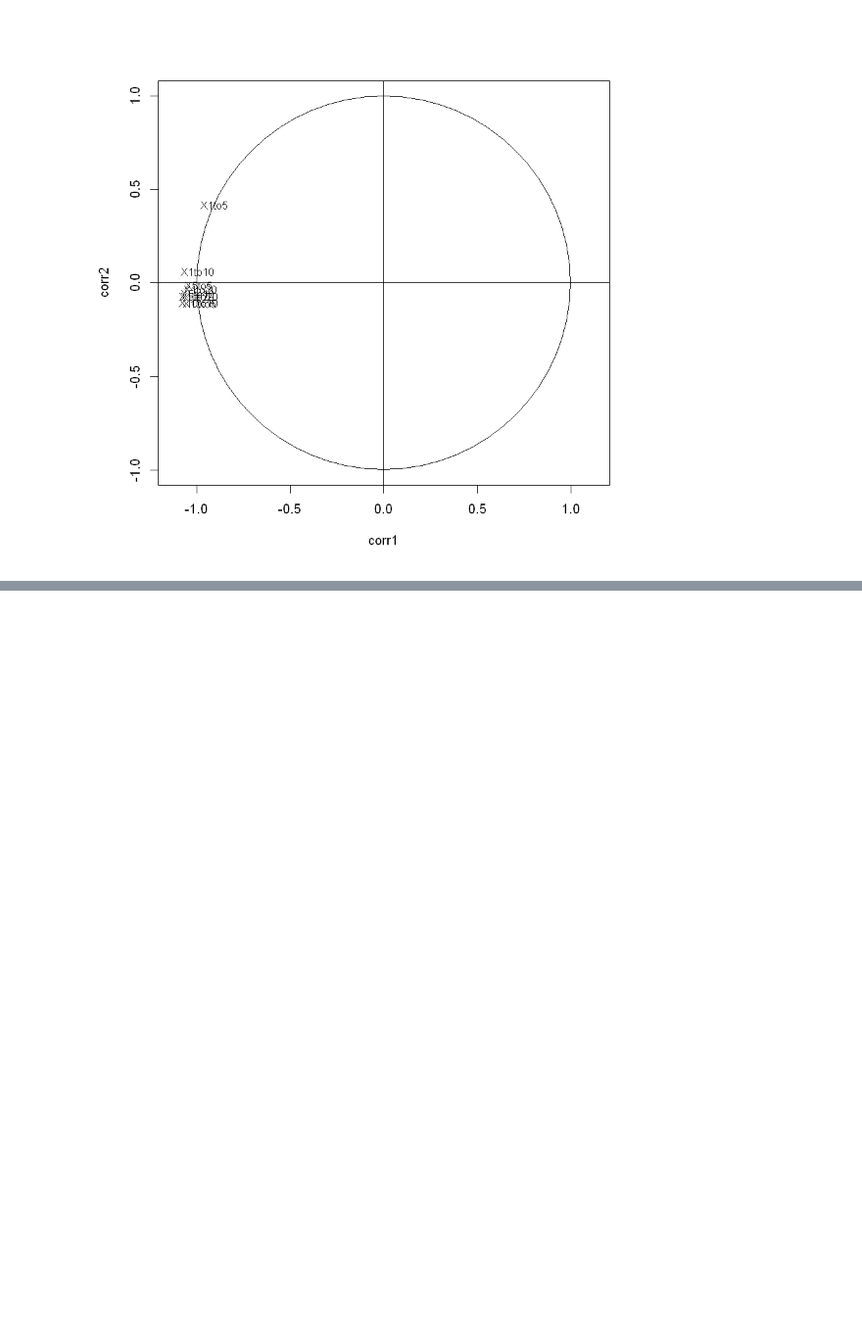
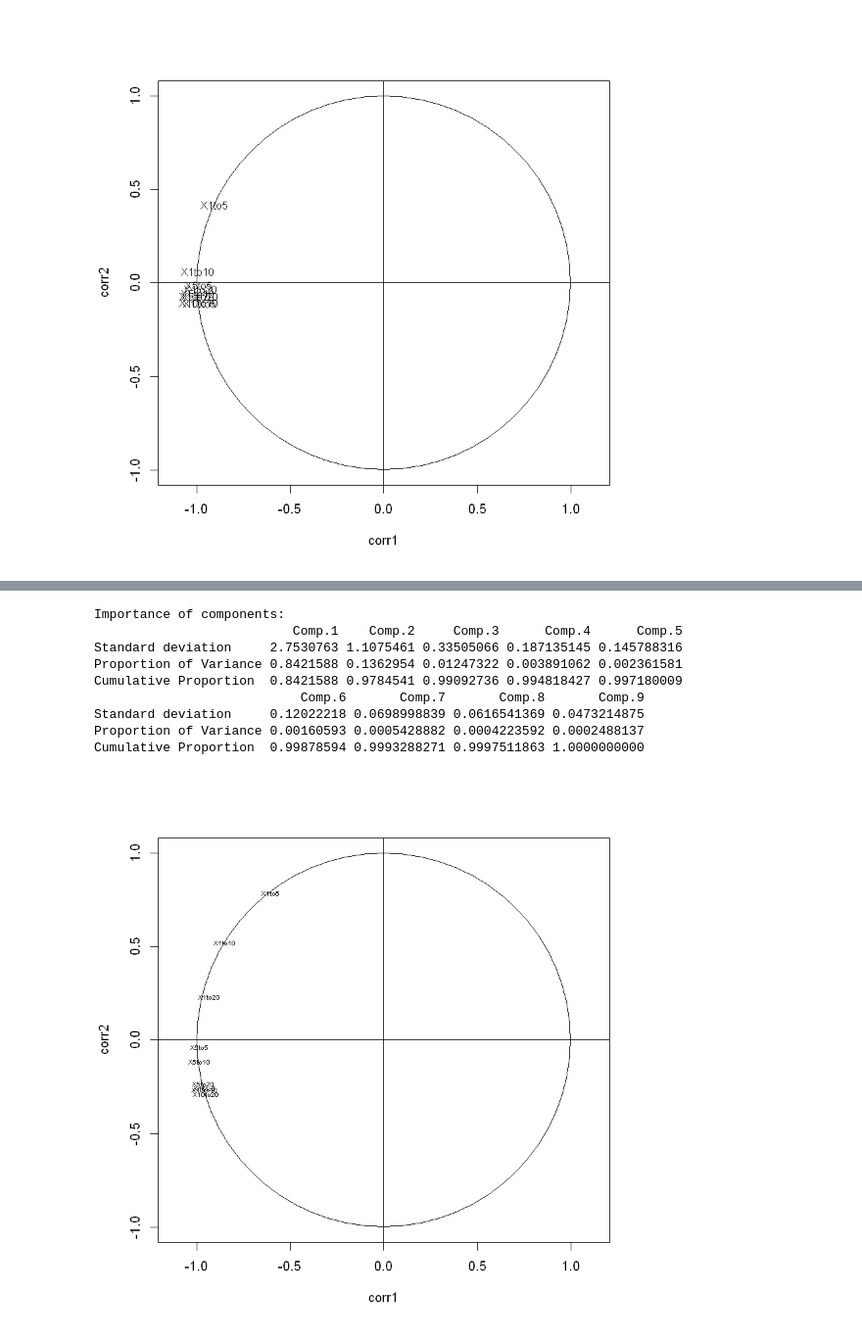
Before and after one commit to VictorSanh/ProjetDep, a Jupyter notebook: ACP.ipynb, the cells around one changed output, grey strips where cells are left out. Shown at 98% size. Saved outputs shown, nothing was run; the diff lists cells and outputs as text; code cells hidden in the pictures; blank space fills up the shorter version.

```diff
--- a/ACP.ipynb
+++ b/ACP.ipynb
@@ -200,0 +201,15 @@ Cumulative Proportion  0.98741042 0.992983678 0.997512277 1.000000000
+# %%
+ATMPart1 = ATM[1:285,]
+
+printAllGraph(ATMPart1, factorialPlan = FALSE)
+# %% [output]
+Importance of components:
+                          Comp.1    Comp.2     Comp.3      Comp.4      Comp.5
+Standard deviation     2.7530763 1.1075461 0.33505066 0.187135145 0.145788316
+Proportion of Variance 0.8421588 0.1362954 0.01247322 0.003891062 0.002361581
+Cumulative Proportion  0.8421588 0.9784541 0.99092736 0.994818427 0.997180009
+                           Comp.6       Comp.7       Comp.8       Comp.9
+Standard deviation     0.12022218 0.0698998839 0.0616541369 0.0473214875
+Proportion of Variance 0.00160593 0.0005428882 0.0004223592 0.0002488137
+Cumulative Proportion  0.99878594 0.9993288271 0.9997511863 1.0000000000
+[figure, added]
```
Also changed, not shown: parts of 19 cells of this notebook.
